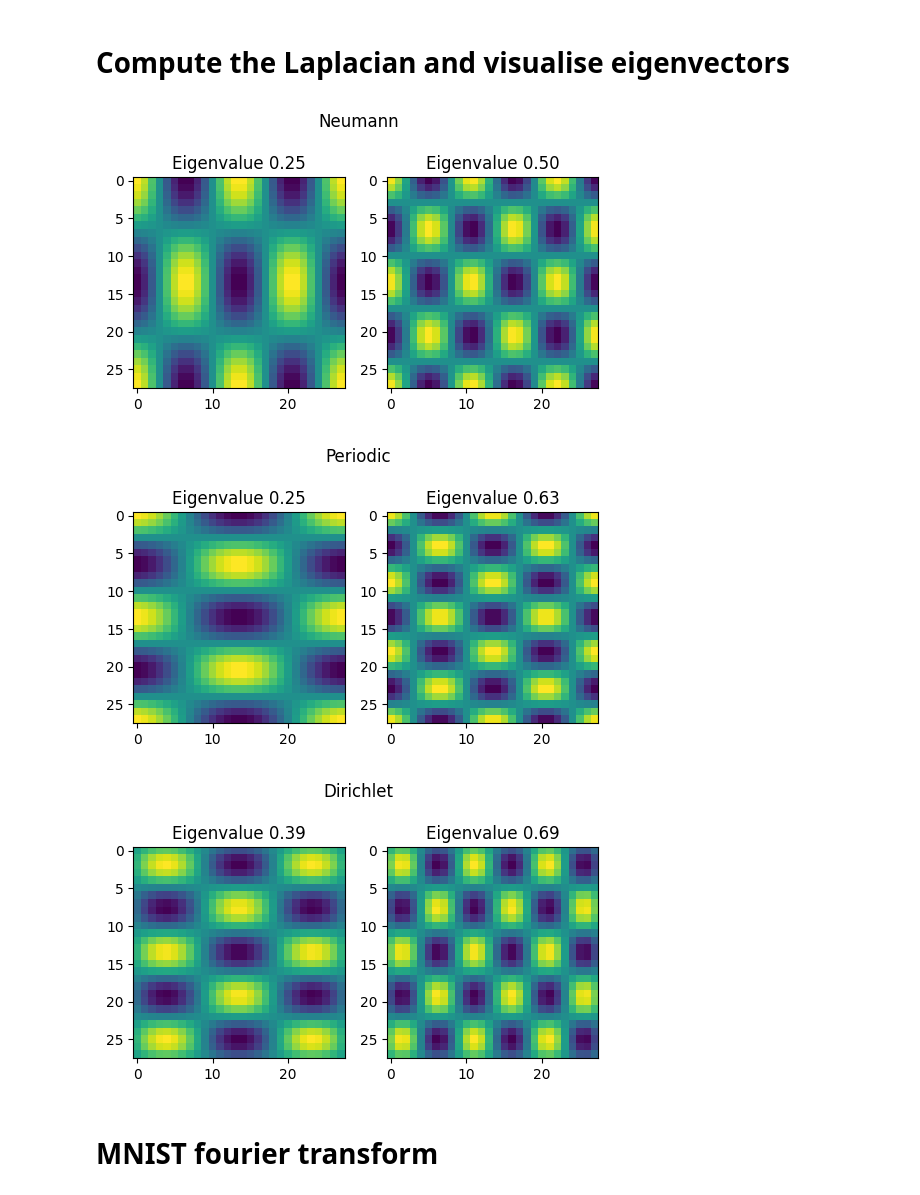
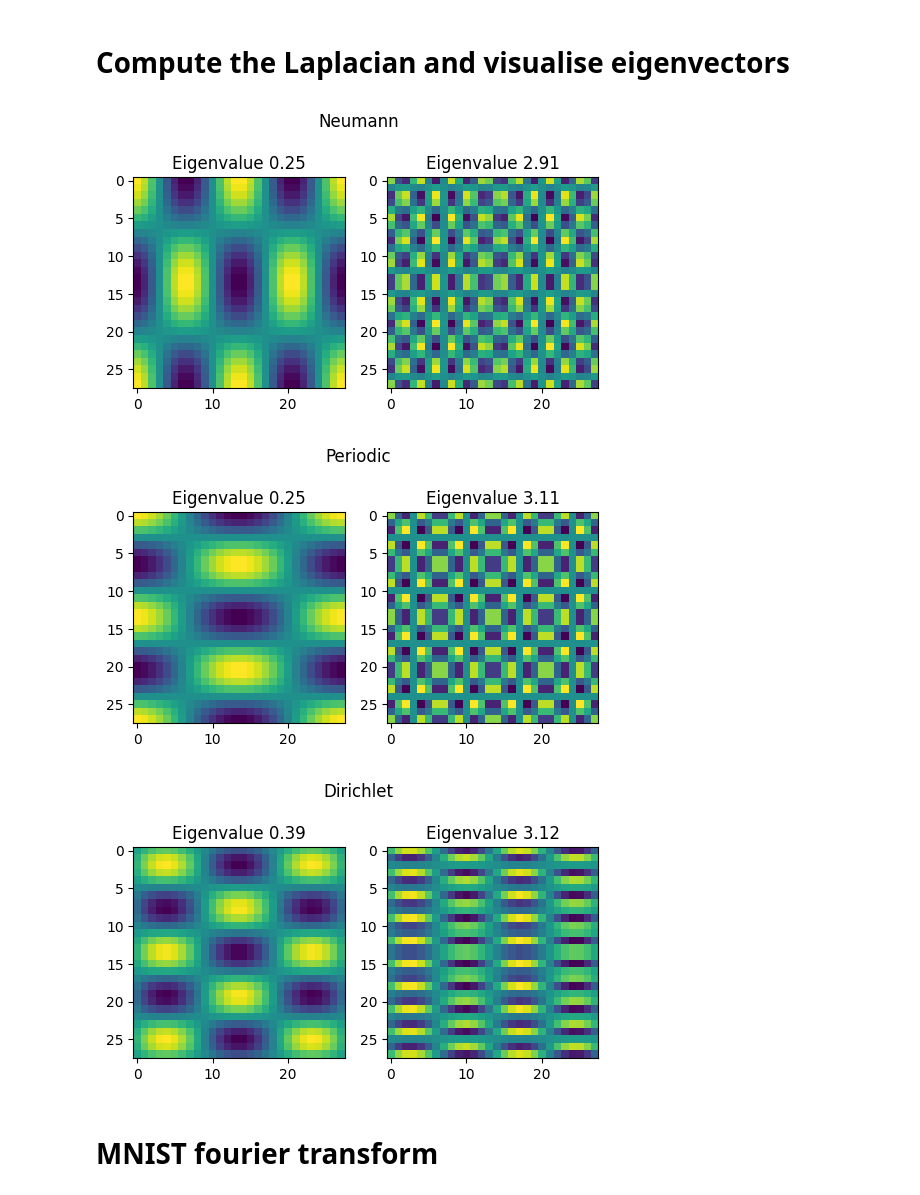
Before and after one commit to KacperWyrwal/topological-conditional-flow-matching, a Jupyter notebook: examples/images/images_as_cochains_on_a_grid.ipynb, the cells around one changed output. Saved outputs shown, nothing was run; the diff lists cells and outputs as text; code cells hidden in the pictures.

```diff
--- a/examples/images/images_as_cochains_on_a_grid.ipynb
+++ b/examples/images/images_as_cochains_on_a_grid.ipynb
@@ -9,22 +9,22 @@ from torchcfm.fourier_transform import NaiveGridFourierTransform, grid_laplacian
 # %%
 N_ROWS = 28
 N_COLS = 28
 BOUNDARY_CONDITIONS = ['neumann', 'periodic', 'dirichlet']
-EIGENIDX = [20, 40]
+EIGENIDX = [20, 250]
 
 for boundary_conditions in BOUNDARY_CONDITIONS:
     eigvecs, eigvals = grid_laplacian_eigenpairs((N_ROWS, N_COLS), boundary_conditions=boundary_conditions)
     fig, axs = plt.subplots(1, 2, figsize=(6, 3.5))
     for ax, eigidx in zip(axs, EIGENIDX):
         c = eigvecs[:, eigidx].reshape(N_ROWS, N_COLS)
         ax.imshow(c)
         ax.set_title(f'Eigenvalue {eigvals[eigidx]:.2f}')
     fig.suptitle(boundary_conditions.capitalize())
     plt.show()
 # %% [output]
-[figure, old version]
+[figure, new version]
-[figure, old version]
+[figure, new version]
-[figure, old version]
+[figure, new version]
 # %% [markdown]
 # MNIST fourier transform
 # %%
```
Also changed, not shown: parts of 10 cells of this notebook, 7 other files.
